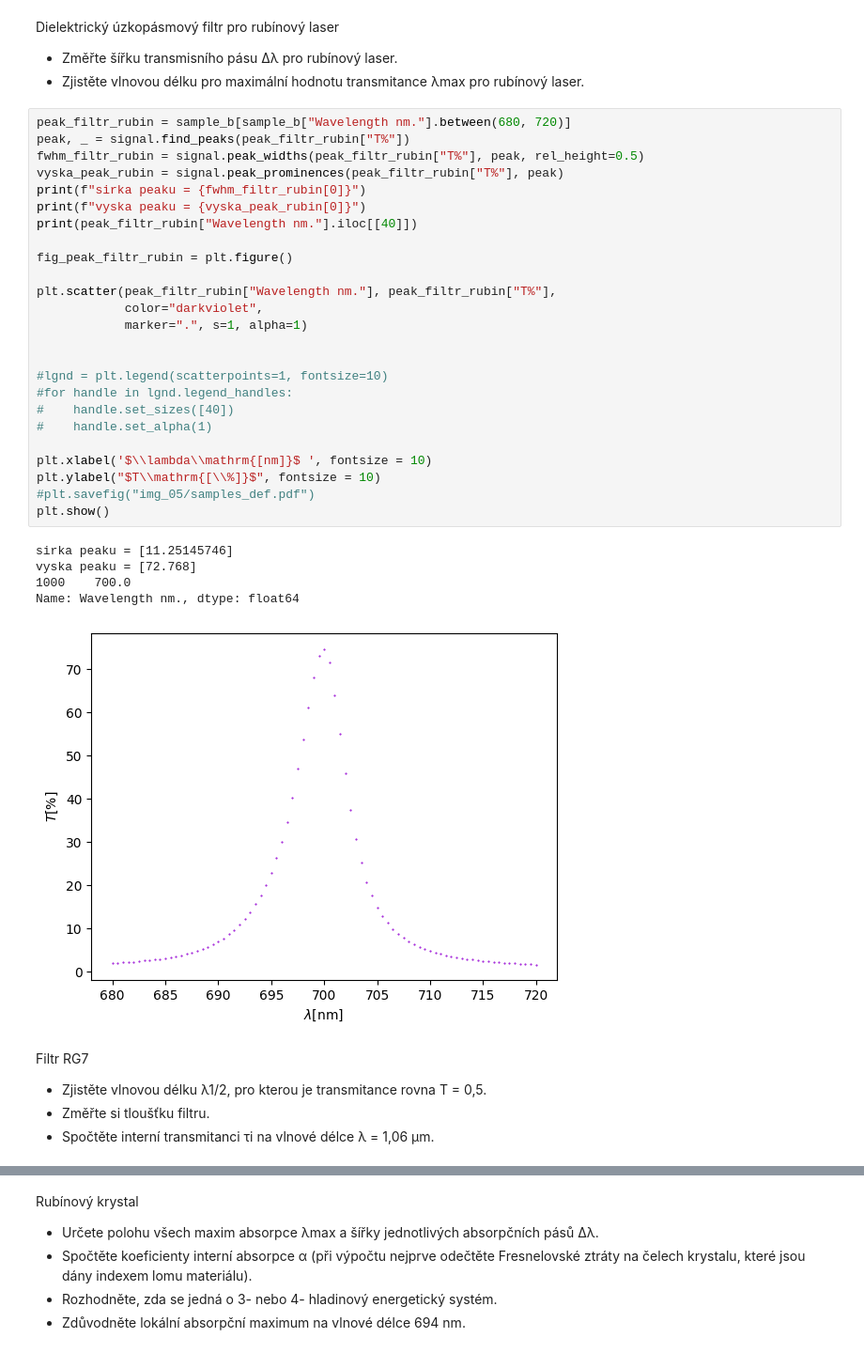
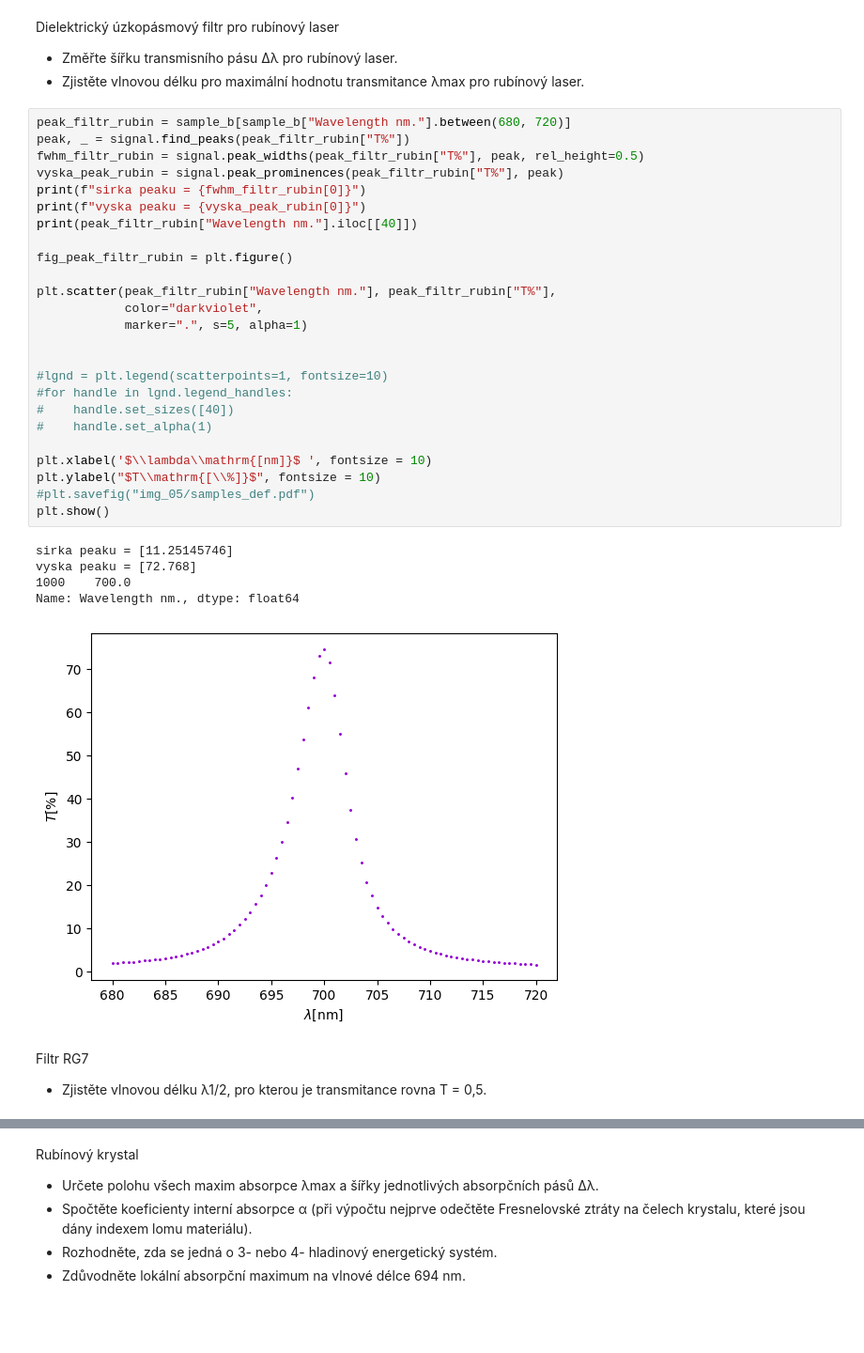
Before and after one commit to omikron-ceti/ZPLT, a Jupyter notebook: uloha_05/data_05/data_05.ipynb, the cells around one changed output, grey strips where cells are left out. Shown: that part at 94% size. Saved outputs shown, nothing was run; the diff lists cells and outputs as text; blank space fills up the shorter version.

```diff
--- a/uloha_05/data_05/data_05.ipynb
+++ b/uloha_05/data_05/data_05.ipynb
@@ -113,36 +117,34 @@ laser.
 # %%
 peak_filtr_rubin = sample_b[sample_b["Wavelength nm."].between(680, 720)]
 peak, _ = signal.find_peaks(peak_filtr_rubin["T%"])
 fwhm_filtr_rubin = signal.peak_widths(peak_filtr_rubin["T%"], peak, rel_height=0.5)
 vyska_peak_rubin = signal.peak_prominences(peak_filtr_rubin["T%"], peak)
 print(f"sirka peaku = {fwhm_filtr_rubin[0]}")
 print(f"vyska peaku = {vyska_peak_rubin[0]}")
 print(peak_filtr_rubin["Wavelength nm."].iloc[[40]])
 
 fig_peak_filtr_rubin = plt.figure()
 
 plt.scatter(peak_filtr_rubin["Wavelength nm."], peak_filtr_rubin["T%"],
             color="darkviolet",
-            marker=".", s=1, alpha=1)
+            marker=".", s=5, alpha=1)
 
 
 #lgnd = plt.legend(scatterpoints=1, fontsize=10)
 #for handle in lgnd.legend_handles:
 #    handle.set_sizes([40])
 #    handle.set_alpha(1)
 
 plt.xlabel('$\\lambda\\mathrm{[nm]}$ ', fontsize = 10)
 plt.ylabel("$T\\mathrm{[\\%]}$", fontsize = 10)
 #plt.savefig("img_05/samples_def.pdf")
 plt.show()
 # %% [output]
 sirka peaku = [11.25145746]
 vyska peaku = [72.768]
 1000    700.0
 Name: Wavelength nm., dtype: float64
-[figure, old version]
+[figure, new version]
 # %% [markdown]
 Filtr RG7
 * Zjistěte vlnovou délku λ1/2, pro kterou je transmitance rovna T = 0,5.
-* Změřte si tloušťku filtru.
-* Spočtěte interní transmitanci τi na vlnové délce λ = 1,06 μm.
```
Also changed, not shown: parts of 6 cells of this notebook, 5 other files.
